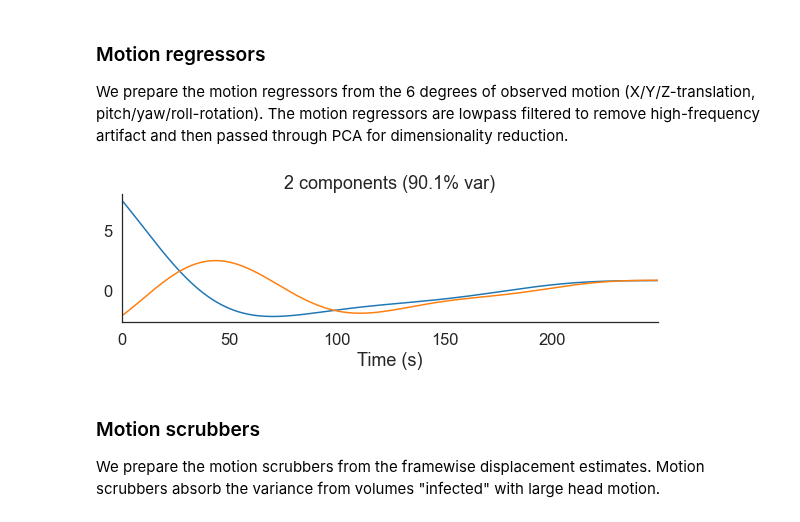
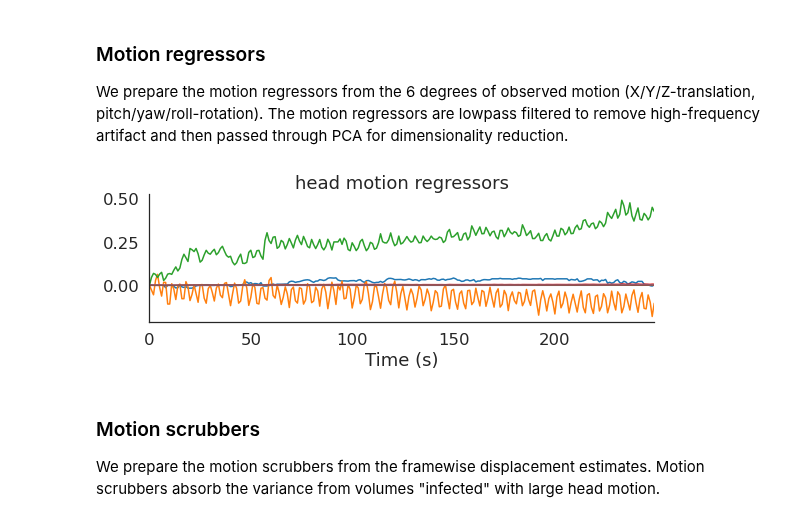
Before and after one commit to yunchang-z/neu502b-lab, a Jupyter notebook: fmri-06/fmri-06-volume.ipynb, the cells around one changed output. Cells and saved outputs as stored; diff of their text form; code cells hidden in the pictures.

```diff
--- a/fmri-06/fmri-06-volume.ipynb
+++ b/fmri-06/fmri-06-volume.ipynb
@@ -75,58 +75,34 @@ In this next section, we prepare all of the nuisance regressors. These are varia
 We prepare the motion regressors from the 6 degrees of observed motion (X/Y/Z-translation, pitch/yaw/roll-rotation). The motion regressors are lowpass filtered to remove high-frequency artifact and then passed through PCA for dimensionality reduction.
 # %%
 from pandas import read_csv
-from nilearn.signal import clean
-from sklearn.decomposition import PCA
-
-#~~~~~~~~~~~~~~~~~~~~~~~~~~~~~~~~~~~~~~~~~~#
-### Define parameters.
-#~~~~~~~~~~~~~~~~~~~~~~~~~~~~~~~~~~~~~~~~~~#
-
-## Define filter level.
-low_pass = 1 / 100.
-
-## Define PCA threshold.
-pca_threshold = 0.8    # Include regressors that explain 80% of motion variance.
 
 #~~~~~~~~~~~~~~~~~~~~~~~~~~~~~~~~~~~~~~~~~~#
 ### Prepare motion regressors.
 #~~~~~~~~~~~~~~~~~~~~~~~~~~~~~~~~~~~~~~~~~~#
 
 ## Load fmriprep confound regressors.
 confounds = read_csv('sub-01_task-visualcontrol_desc-confounds_regressors.tsv', sep='\t')
 
 ## Extract motion regressors.
 cols = ['X', 'Y', 'Z', 'RotX', 'RotY', 'RotZ']
 motion = confounds[cols].values
 
-## Filter regressors.
-motion = clean(motion, low_pass=low_pass, t_r=tr)
-
-## Perform PCA.
-pca = PCA(n_components=6)
-motion = pca.fit_transform(motion)
-
-## Take only the number of components explaining 90% of the variance.
-cumulative_variance = np.cumsum(pca.explained_variance_ratio_)
-n_components = np.argmax(cumulative_variance >= pca_threshold) + 1
-motion = motion[:,:n_components]
-
 #~~~~~~~~~~~~~~~~~~~~~~~~~~~~~~~~~~~~~~~~~~#
 ### Visualize motion regressors.
 #~~~~~~~~~~~~~~~~~~~~~~~~~~~~~~~~~~~~~~~~~~#
 
 ## Intialize canvas.
 fig, ax = plt.subplots(1,1,figsize=(8,3))
 
 ## Plot.
 ax.plot(times, motion)
 ax.set(xlim=(times.min(), times.max()), xlabel='Time (s)',
-       title='%s components (%0.1f%% var)' %(n_components, cumulative_variance[n_components-1]*100))
+       title='head motion regressors')
 
 sns.despine()
 plt.tight_layout()
 # %% [output]
-[figure, old version]
+[figure, new version]
 # %% [markdown]
 ### Motion scrubbers
 
```
Also changed, not shown: parts of 11 cells of this notebook.
